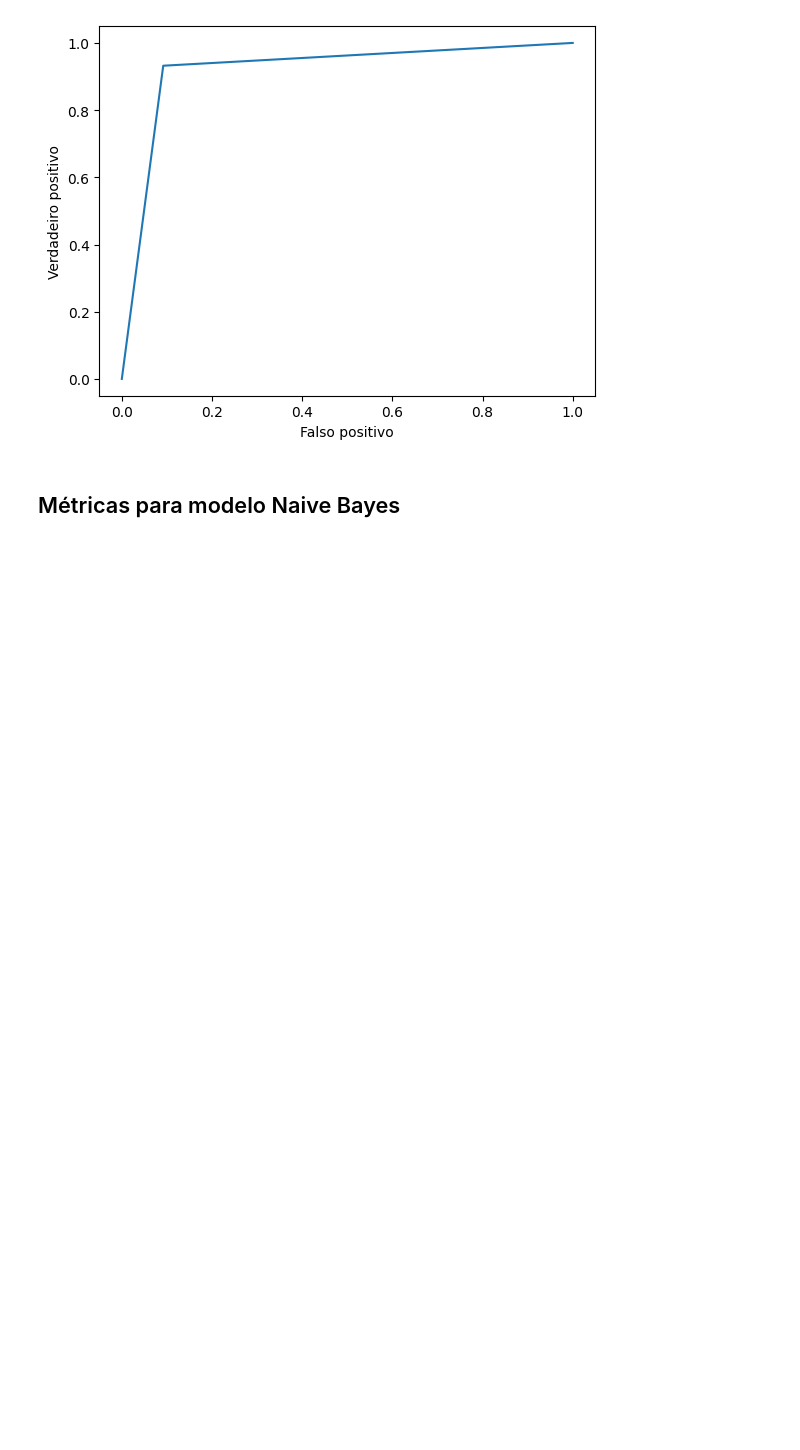
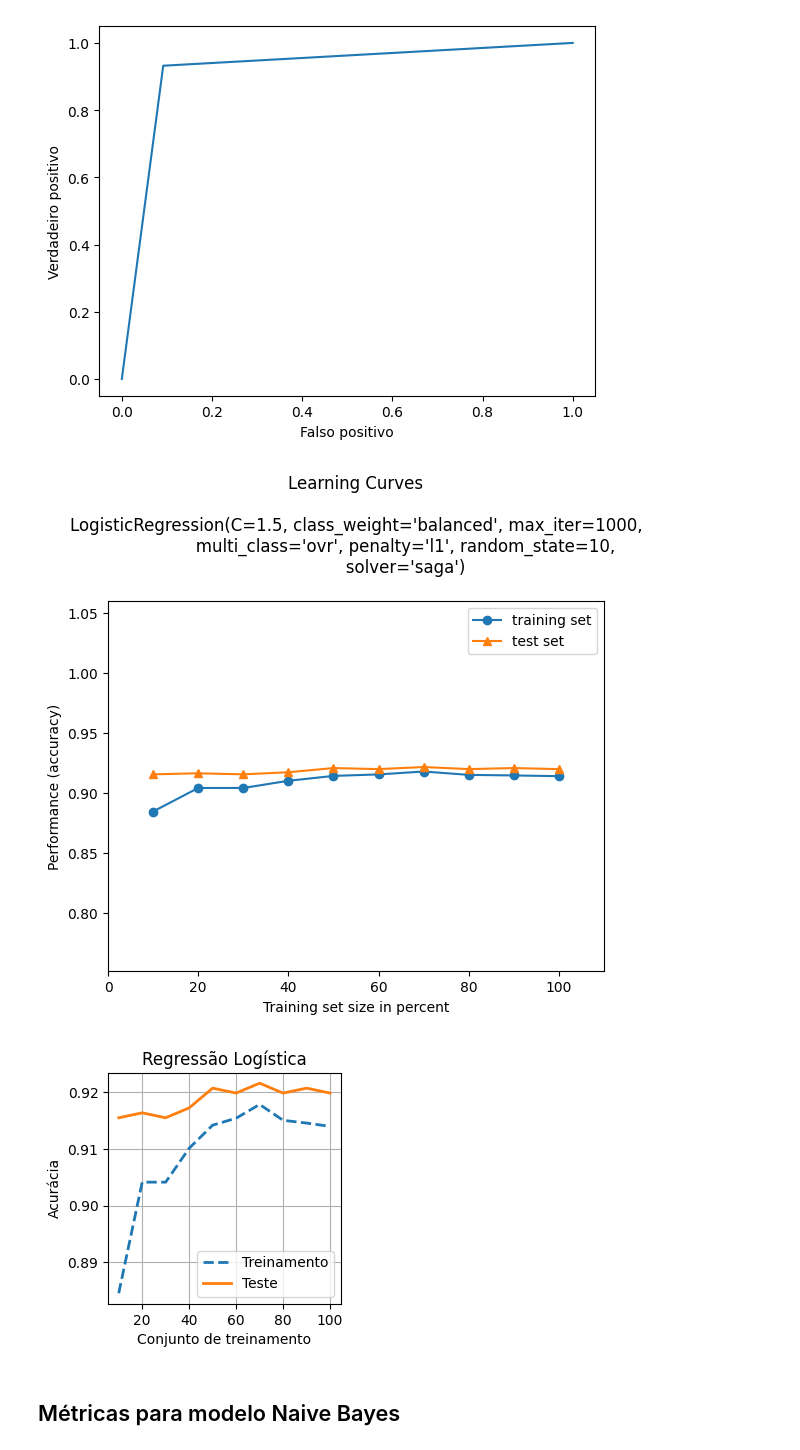
Before and after one commit to cilab-ufersa/euthyroid_sick_syndrome, a Jupyter notebook: euthyroid_sick_syndrome/plot_figures.ipynb, the cells around one changed output. Saved outputs shown, nothing was run; the diff lists cells and outputs as text; code cells hidden in the pictures; blank space fills up the shorter version.

```diff
--- a/euthyroid_sick_syndrome/plot_figures.ipynb
+++ b/euthyroid_sick_syndrome/plot_figures.ipynb
@@ -145,6 +157,12 @@ fig.savefig('roc_logistic.png', dpi=300, bbox_inches='tight')
 roc(output_test, output_model_logistic)
 # %% [output]
 [figure]
+# %%
+fig = learning_curves(input_train, output_train, input_test, output_test, model_logistic, title='Regressão Logística')
+fig.savefig('aprendizado_logistic.png', dpi=300, bbox_inches='tight')
+# %% [output]
+[figure, added]
+[figure, added]
 # %% [markdown]
 ## Métricas para modelo Naive Bayes
 # %%
```
Also changed, not shown: parts of 6 cells of this notebook, 5 other files.
